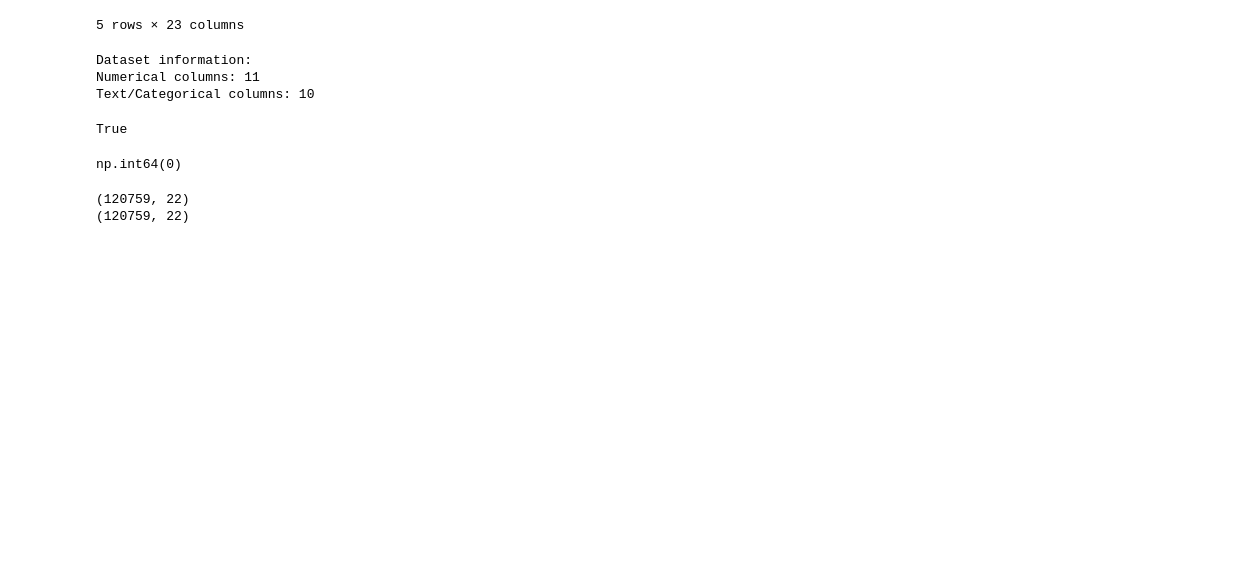
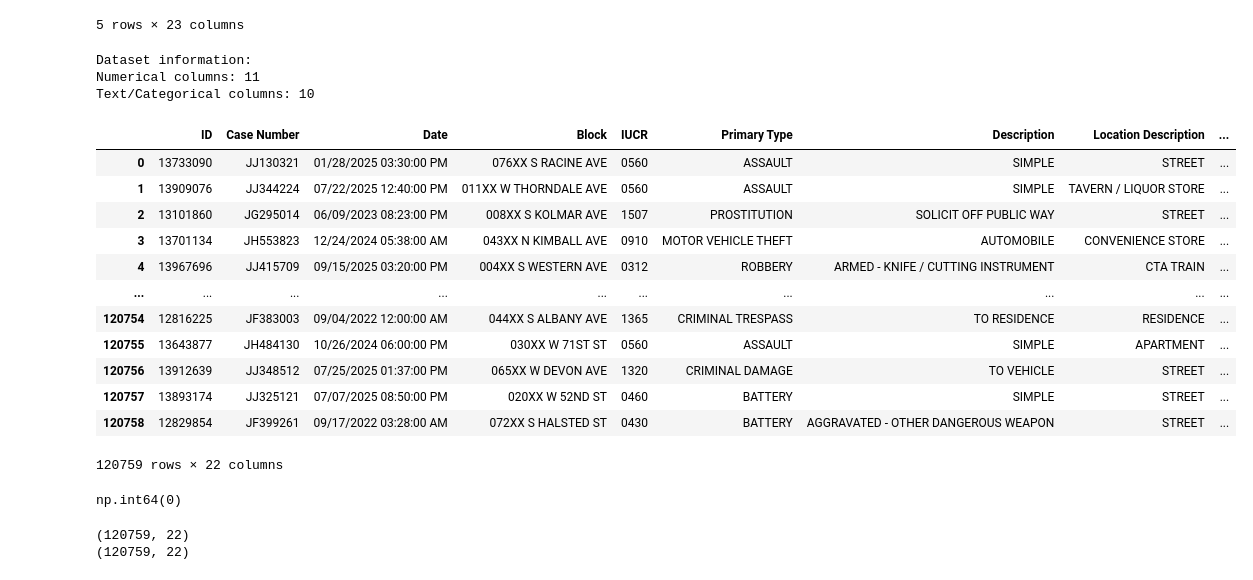
Before and after one commit to DakshL9/S4DS_Tasks, a Jupyter notebook: ML_Task1/S4DS_ML_Task1.ipynb, the cells around one changed output. Cells and saved outputs as stored; diff of their text form; code cells hidden in the pictures; blank space fills up the shorter version.

```diff
--- a/ML_Task1/S4DS_ML_Task1.ipynb
+++ b/ML_Task1/S4DS_ML_Task1.ipynb
@@ -73,10 +73,22 @@ Dataset information:
 Numerical columns: 11
 Text/Categorical columns: 10
 # %%
-print(df['Year'].equals(df['_year']))
-df = df.drop(columns="_year") #remove _year as same as Year
+if (df['Year'].equals(df['_year'])):
+  df = df.drop(columns="_year") #remove _year as same as Year
 # %% [output]
+|  | ID | Case Number | Date | Block | IUCR | Primary Type | Description | Location Description | ... |
+| 0 | 13733090 | JJ130321 | 01/28/2025 03:30:00 PM | 076XX S RACINE AVE | 0560 | ASSAULT | SIMPLE | STREET | ... |
+| 1 | 13909076 | JJ344224 | 07/22/2025 12:40:00 PM | 011XX W THORNDALE AVE | 0560 | ASSAULT | SIMPLE | TAVERN / LIQUOR STORE | ... |
+| 2 | 13101860 | JG295014 | 06/09/2023 08:23:00 PM | 008XX S KOLMAR AVE | 1507 | PROSTITUTION | SOLICIT OFF PUBLIC WAY | STREET | ... |
+| 3 | 13701134 | JH553823 | 12/24/2024 05:38:00 AM | 043XX N KIMBALL AVE | 0910 | MOTOR VEHICLE THEFT | AUTOMOBILE | CONVENIENCE STORE | ... |
+| 4 | 13967696 | JJ415709 | 09/15/2025 03:20:00 PM | 004XX S WESTERN AVE | 0312 | ROBBERY | ARMED - KNIFE / CUTTING INSTRUMENT | CTA TRAIN | ... |
+| ... | ... | ... | ... | ... | ... | ... | ... | ... | ... |
+| 120754 | 12816225 | JF383003 | 09/04/2022 12:00:00 AM | 044XX S ALBANY AVE | 1365 | CRIMINAL TRESPASS | TO RESIDENCE | RESIDENCE | ... |
+| 120755 | 13643877 | JH484130 | 10/26/2024 06:00:00 PM | 030XX W 71ST ST | 0560 | ASSAULT | SIMPLE | APARTMENT | ... |
+| 120756 | 13912639 | JJ348512 | 07/25/2025 01:37:00 PM | 065XX W DEVON AVE | 1320 | CRIMINAL DAMAGE | TO VEHICLE | STREET | ... |
+| 120757 | 13893174 | JJ325121 | 07/07/2025 08:50:00 PM | 020XX W 52ND ST | 0460 | BATTERY | SIMPLE | STREET | ... |
+| 120758 | 12829854 | JF399261 | 09/17/2022 03:28:00 AM | 072XX S HALSTED ST | 0430 | BATTERY | AGGRAVATED - OTHER DANGEROUS WEAPON | STREET | ... |
-True
+120759 rows × 22 columns
 # %%
 df.duplicated().sum()
 # %% [output]
```
Also changed, not shown: parts of 3 cells of this notebook.
